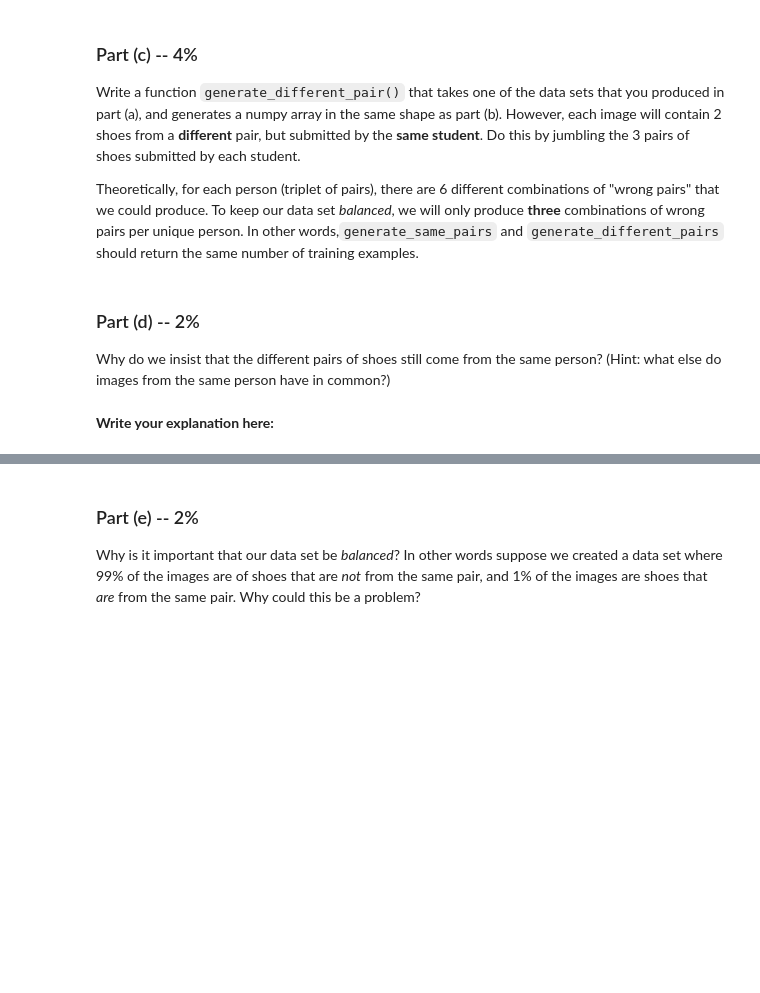
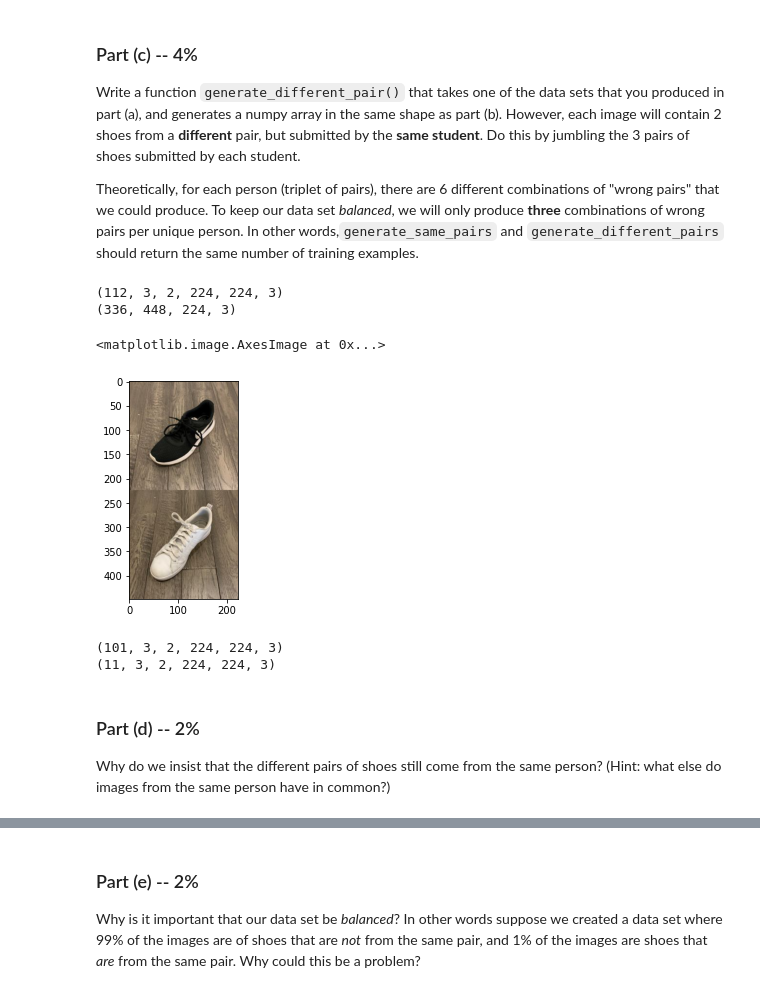
Before and after one commit to danielleyaffe1/Assignment-3, a Jupyter notebook: Assignment3.ipynb, the cells around one changed output, grey strips where cells are left out. Cells and saved outputs as stored; diff of their text form; code cells hidden in the pictures; blank space fills up the shorter version.

```diff
--- a/Assignment3.ipynb
+++ b/Assignment3.ipynb
@@ -141,15 +253,41 @@ In other words,`generate_same_pairs` and `generate_different_pairs` should
 return the same number of training examples.
 # %%
 # Your code goes here
+
+def generate_different_pair(data_set):
+  sz = [int(len(data_set)*3), 448, 224, 3]
+  dif_pairs = np.zeros(sz)
+  new_user = 0
+  opt = [np.array([1,2,0]),np.array([2,0,1])]
+  for user in range(0,len(data_set)):
+    place = random.choice(opt)
+    dif_pairs[new_user,:,:,:] = np.concatenate((data_set[user,0,0,:,:,:],data_set[user,place[0],1,:,:,:]))
+    dif_pairs[new_user+1,:,:,:] = np.concatenate((data_set[user,1,0,:,:,:],data_set[user,place[1],1,:,:,:]))
+    dif_pairs[new_user+2,:,:,:] = np.concatenate((data_set[user,2,0,:,:,:],data_set[user,place[2],1,:,:,:]))
+    new_user = new_user + 3
+
+  return dif_pairs
 
 # Run this code, include the result with your PDF submission
 print(train_data.shape) # if this is [N, 3, 2, 224, 224, 3]
 print(generate_different_pair(train_data).shape) # should be [N*3, 448, 224, 3]
-plt.imshow(generate_different_pair(train_data)[0]) # should show 2 shoes from different pairs
+plt.imshow(generate_different_pair(train_data)[0]+0.5) # should show 2 shoes from different pairs
+# %% [output]
+(112, 3, 2, 224, 224, 3)
+(336, 448, 224, 3)
+<matplotlib.image.AxesImage at 0x...>
+[figure, added]
+# %%
+val_data = train_data[101:]
+train_data = train_data[:101]
+
+print(train_data.shape)
+print(val_data.shape)
+# %% [output]
+(101, 3, 2, 224, 224, 3)
+(11, 3, 2, 224, 224, 3)
 # %% [markdown]
 ### Part (d) -- 2%
 
 Why do we insist that the different pairs of shoes still come from the same
 person?  (Hint: what else do images from the same person have in common?)
-# %% [markdown]
-**Write your explanation here:**
```
Also changed, not shown: parts of 41 cells of this notebook, 1 other file.
